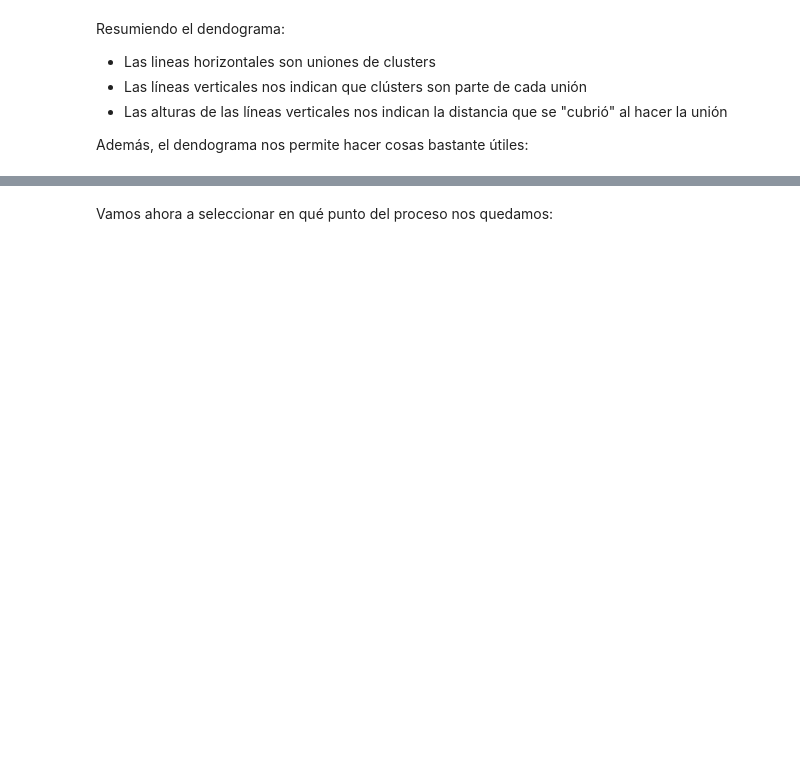
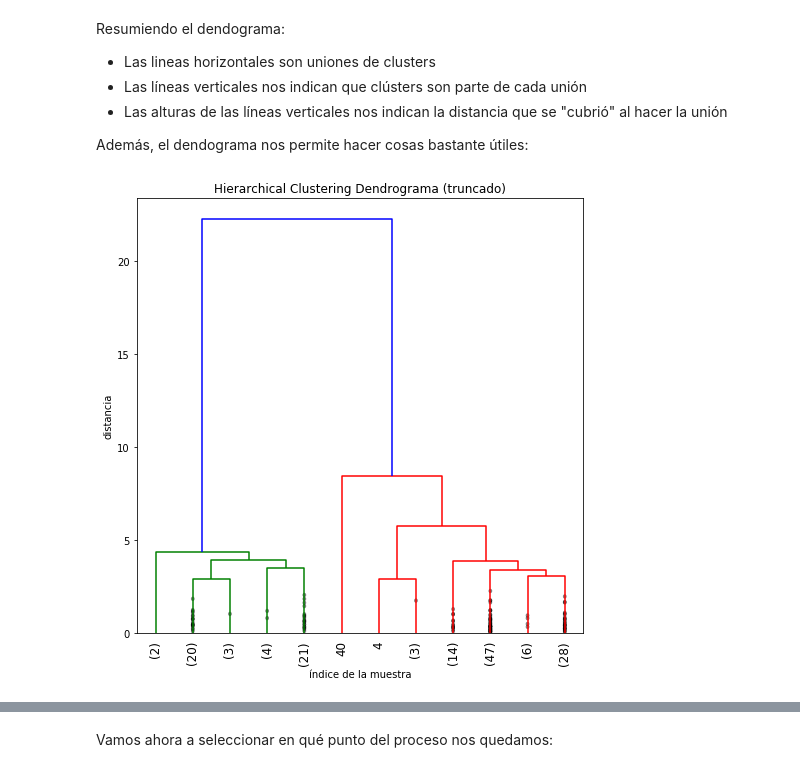
Before and after one commit to chrfranco/06_MAIR_Aprendizaje_No_Supervisado, a Jupyter notebook: VC03_Métodos_de_clustering_jerárquico.ipynb, the cells around one changed output, grey strips where cells are left out. Cells and saved outputs as stored; diff of their text form; code cells hidden in the pictures; blank space fills up the shorter version.

```diff
--- a/VC03_Métodos_de_clustering_jerárquico.ipynb
+++ b/VC03_Métodos_de_clustering_jerárquico.ipynb
@@ -127,17 +160,19 @@ Resumiendo el dendograma:
 # %%
 # quedarnos con las últimas p uniones
 plt.title('Hierarchical Clustering Dendrograma (truncado)')
 plt.xlabel('índice de la muestra')
 plt.ylabel('distancia')
 dendrogram(
-    Z,
+    z,
     truncate_mode='lastp',  # mostrar solo las últimas p uniones
     p=12,  # definimos p
     leaf_rotation=90.,
     leaf_font_size=12.,
     show_contracted=True,  # to get a distribution impression in truncated branches
 )
 plt.show()
+# %% [output]
+[figure, added]
 # %%
 def fancy_dendrogram(*args, **kwargs):
     max_d = kwargs.pop('max_d', None)
```
Also changed, not shown: parts of 18 cells of this notebook.
